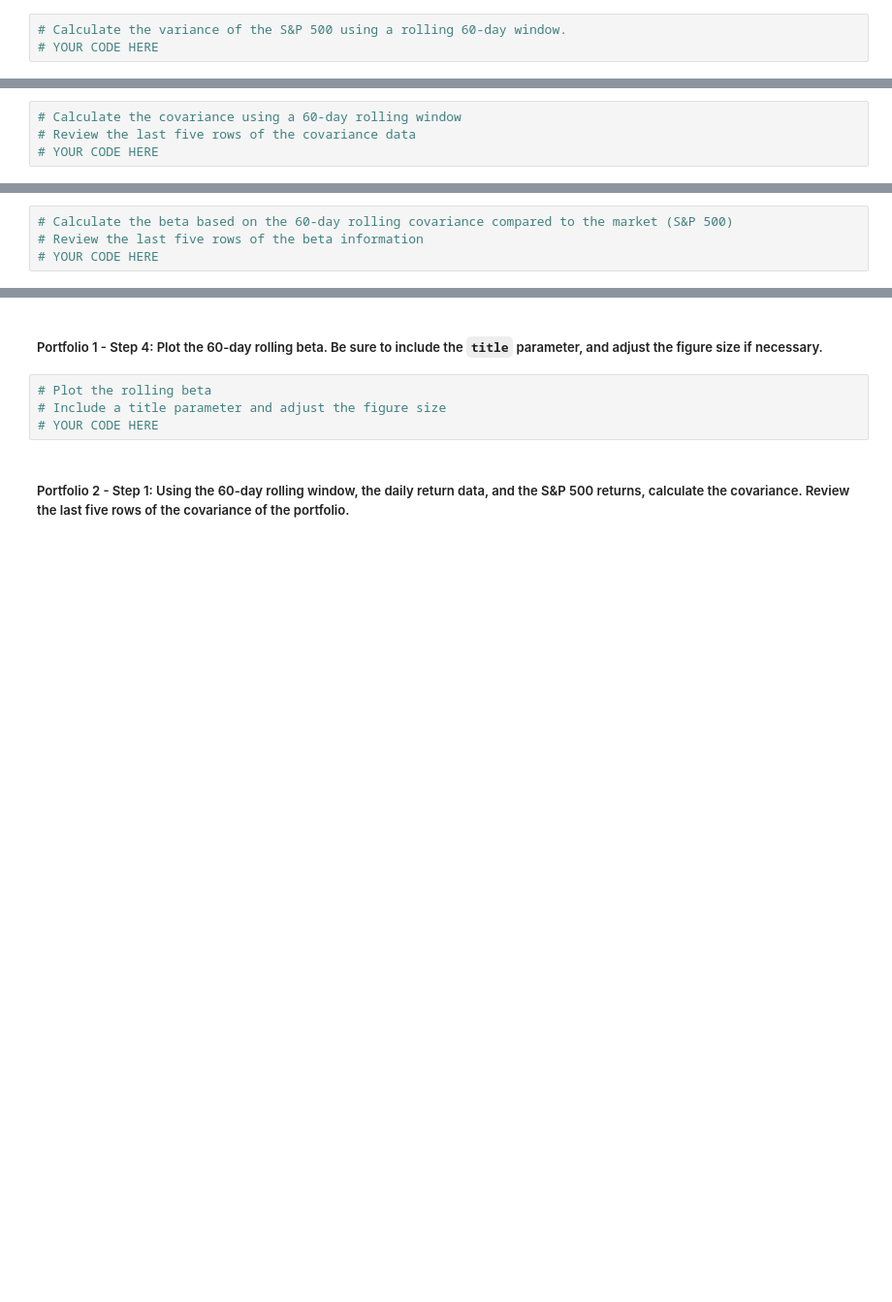
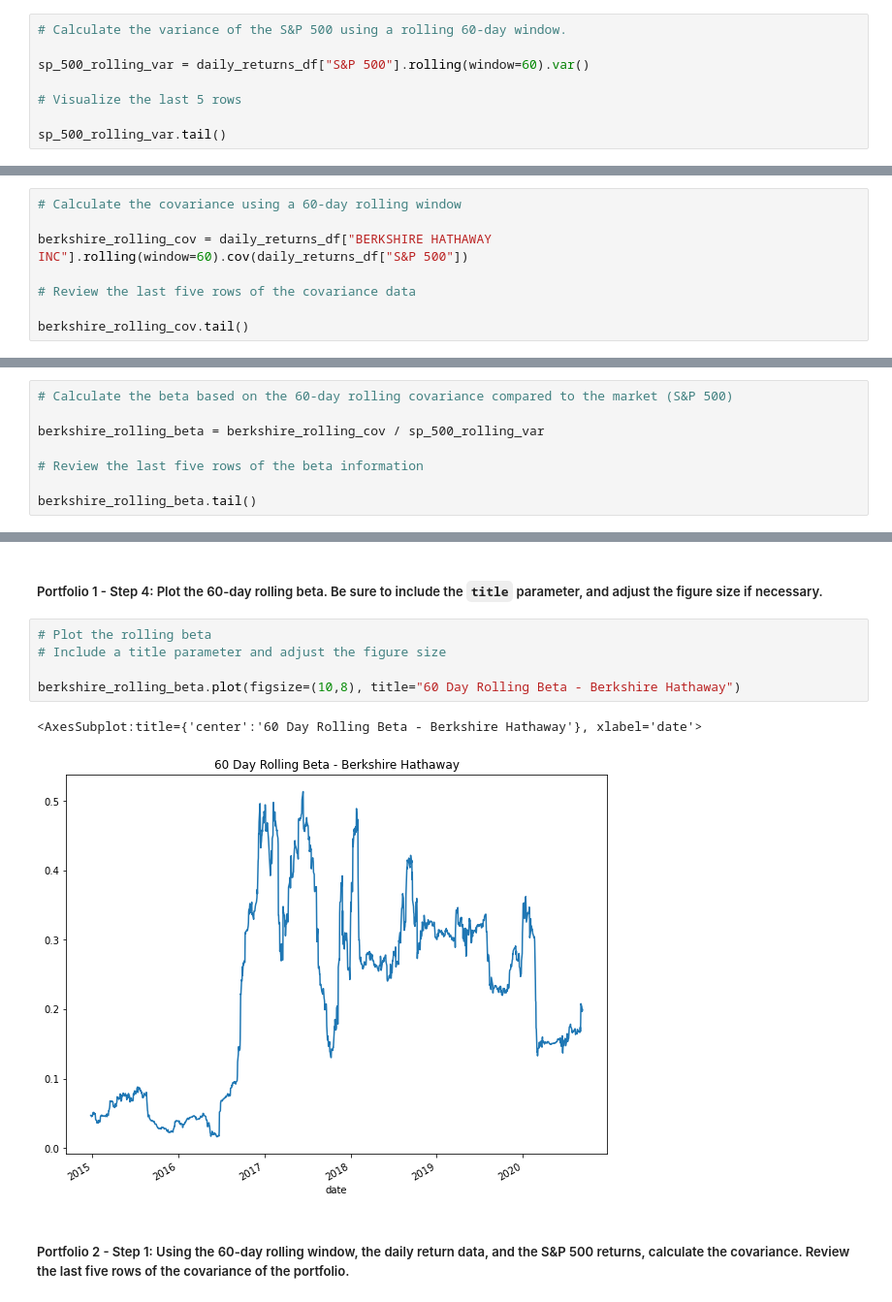
Before and after one commit to ThomasBrierton/Risk_Return_Analysis, a Jupyter notebook: risk_return_analysis.ipynb, the cells around one changed output, grey strips where cells are left out. Shown: that part at 97% size. Saved outputs shown, nothing was run; the diff lists cells and outputs as text; blank space fills up the shorter version.

```diff
--- a/risk_return_analysis.ipynb
+++ b/risk_return_analysis.ipynb
@@ -369,4 +393,9 @@ Your analysis is nearing completion. Now, you need to evaluate how the portfolio
 #### Use the Pandas `var` function to calculate the variance of the S&P 500 by using a 60-day rolling window. Visualize the last five rows of the variance of the S&P 500.
 # %%
 # Calculate the variance of the S&P 500 using a rolling 60-day window.
-# YOUR CODE HERE
+
+sp_500_rolling_var = daily_returns_df["S&P 500"].rolling(window=60).var()
+
+# Visualize the last 5 rows
+
+sp_500_rolling_var.tail()
@@ -384,5 +421,9 @@ Your analysis is nearing completion. Now, you need to evaluate how the portfolio
 ##### Portfolio 1 - Step 1: Using the 60-day rolling window, the daily return data, and the S&P 500 returns, calculate the covariance. Review the last five rows of the covariance of the portfolio.
 # %%
 # Calculate the covariance using a 60-day rolling window
+
+berkshire_rolling_cov = daily_returns_df["BERKSHIRE HATHAWAY INC"].rolling(window=60).cov(daily_returns_df["S&P 500"])
+
 # Review the last five rows of the covariance data
-# YOUR CODE HERE
+
+berkshire_rolling_cov.tail()
@@ -390,5 +439,9 @@ Your analysis is nearing completion. Now, you need to evaluate how the portfolio
 ##### Portfolio 1 - Step 2: Calculate the beta of the portfolio. To do that, divide the covariance of the portfolio by the variance of the S&P 500.
 # %%
 # Calculate the beta based on the 60-day rolling covariance compared to the market (S&P 500)
+
+berkshire_rolling_beta = berkshire_rolling_cov / sp_500_rolling_var
+
 # Review the last five rows of the beta information
-# YOUR CODE HERE
+
+berkshire_rolling_beta.tail()
@@ -402,7 +466,11 @@ Your analysis is nearing completion. Now, you need to evaluate how the portfolio
 # %%
 # Plot the rolling beta
 # Include a title parameter and adjust the figure size
-# YOUR CODE HERE
+
+berkshire_rolling_beta.plot(figsize=(10,8), title="60 Day Rolling Beta - Berkshire Hathaway")
+# %% [output]
+<AxesSubplot:title={'center':'60 Day Rolling Beta - Berkshire Hathaway'}, xlabel='date'>
+[figure, added]
 # %% [markdown]
 ##### Portfolio 2 - Step 1: Using the 60-day rolling window, the daily return data, and the S&P 500 returns, calculate the covariance. Review the last five rows of the covariance of the portfolio.
 # %%
```
Also changed, not shown: parts of 12 cells of this notebook.
